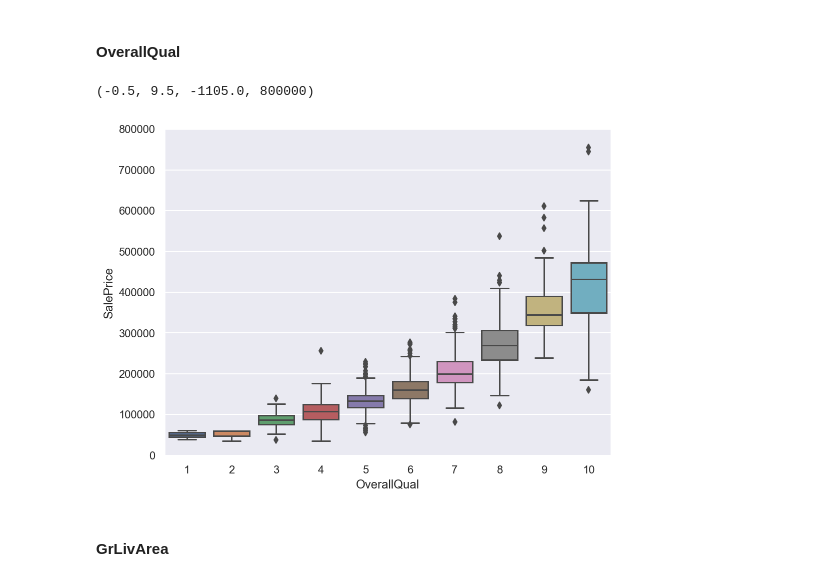
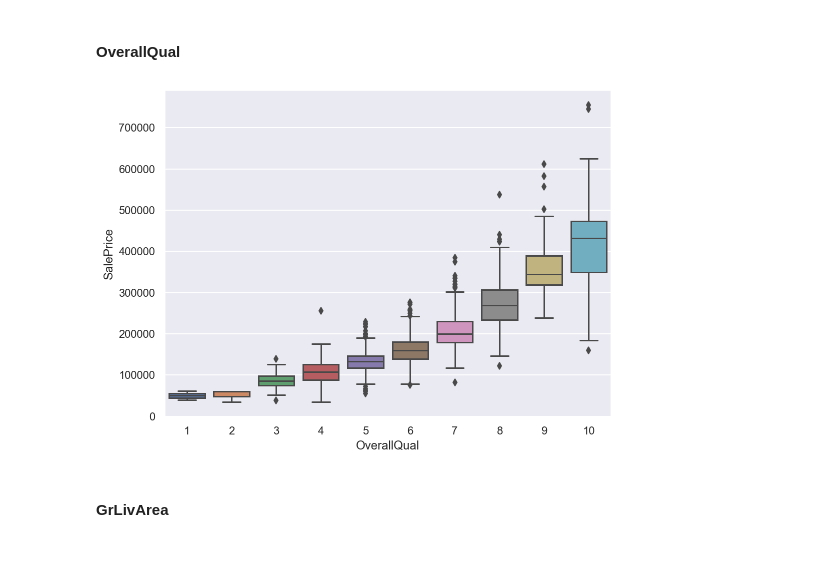
Before and after one commit to Simplon-IA-Bdx-1/house-prices-mehdi-bastien, a Jupyter notebook: HousePrices.ipynb, the cells around one changed output. Drawn from its saved outputs; the diff is of its cells as text; code cells hidden in the pictures; blank space fills up the shorter version.

```diff
--- a/HousePrices.ipynb
+++ b/HousePrices.ipynb
@@ -23,5 +23,5 @@ warnings.filterwarnings('ignore')
 # %% [markdown]
 Load datasets train and test
 # %%
-train = pd.read_csv('input/train.csv')
+trainfull = pd.read_csv('input/train.csv')
 test = pd.read_csv('input/test.csv')
@@ -38,0 +41,3 @@ Test data size before drop Id column : (1459, 80)
+# %%
+trainfull.drop("Id", axis = 1, inplace = True)
+test.drop("Id", axis = 1, inplace = True)
@@ -254,13 +265,12 @@ For float type features we will use scatterplot with linear reg
 # %% [markdown]
 #### OverallQual
 # %%
-# Boxplot
+#Boxplot
 f, ax = plt.subplots(figsize=(8, 6))
-fig = sns.boxplot(x = 'OverallQual', y = 'SalePrice', data = data)
-fig.axis(ymax=800000)
+fig = sns.boxplot(x = 'OverallQual', y = 'SalePrice', data = trainfull)
+#fig.axis(ymax=800000)
 # %% [output]
-(-0.5, 9.5, -1105.0, 800000)
-[figure, old version]
+[figure, new version]
 # %% [markdown]
 #### GrLivArea
 # %%
```
Also changed, not shown: parts of 114 cells of this notebook.
